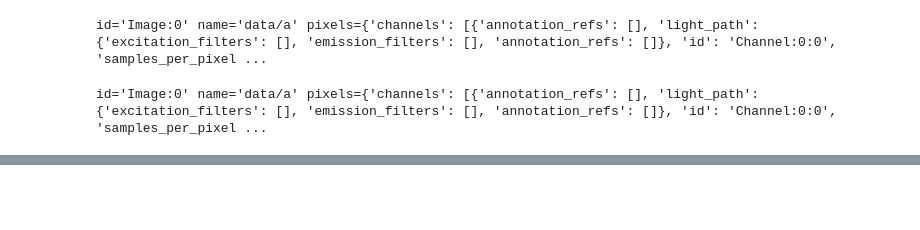
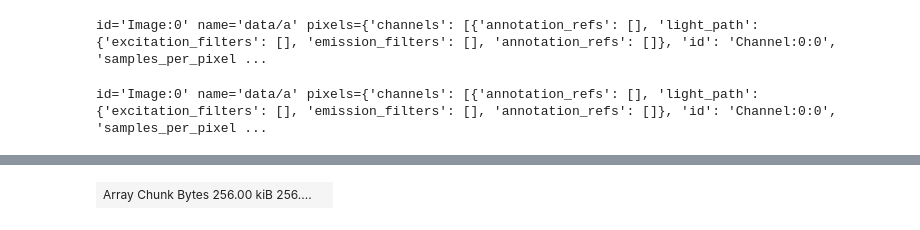
Before and after one commit to ome/EMBO-Practical-Course-2023, a Jupyter notebook: POSIX.ipynb, the cells around one changed output, grey strips where cells are left out. Drawn from its saved outputs; the diff is of its cells as text; code cells hidden in the pictures; blank space fills up the shorter version.

```diff
--- a/POSIX.ipynb
+++ b/POSIX.ipynb
@@ -490,4 +488,3 @@ Attempted file (/System/Volumes/Data/scratch/jamoore/session1/a.ome.tiff) load w
 # %%
-import aicsimageio
-aicsimageio.__file__
+img.dask_data
 # %% [output]
@@ -494,0 +491 @@ aicsimageio.__file__
+| Array Chunk Bytes 256.00 kiB 256.... |  |
```
Also changed, not shown: parts of 8 cells of this notebook, 1 other file.
